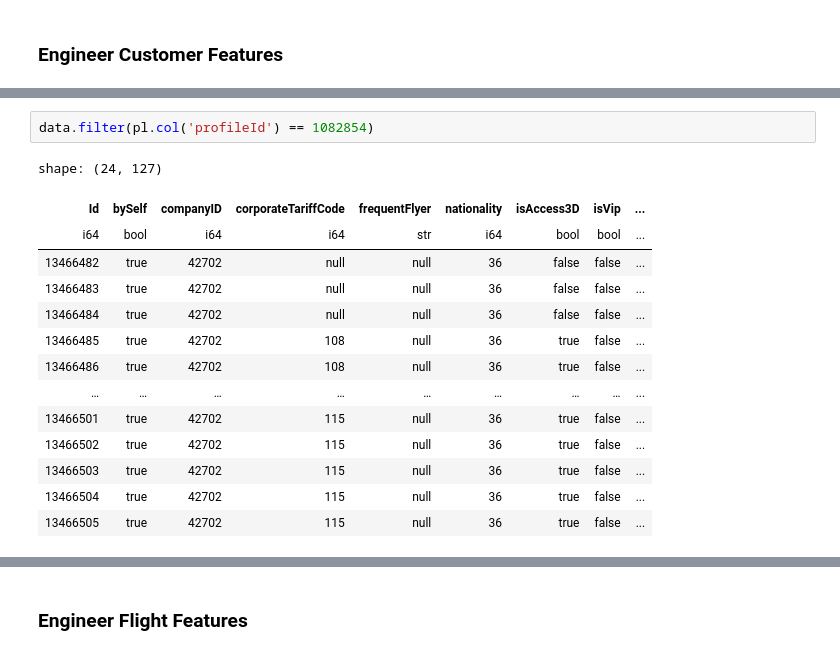
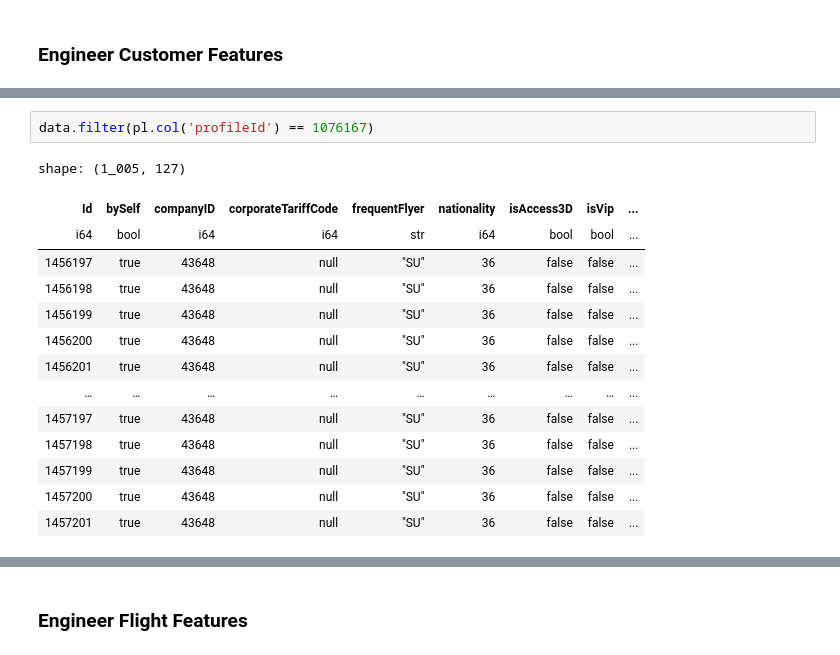
Before and after one commit to jfroggatt/aeroclub_recsys_2025, a Jupyter notebook: customer_approach.ipynb, the cells around one changed output, grey strips where cells are left out. Saved outputs shown, nothing was run; the diff lists cells and outputs as text.

```diff
--- a/customer_approach.ipynb
+++ b/customer_approach.ipynb
@@ -398,17 +460,17 @@ shape: (100, 45)
 # %%
-data.filter(pl.col('profileId') == 1082854)
+data.filter(pl.col('profileId') == 1076167)
 # %% [output]
-shape: (24, 127)
+shape: (1_005, 127)
 | Id | bySelf | companyID | corporateTariffCode | frequentFlyer | nationality | isAccess3D | isVip | ... |
 | i64 | bool | i64 | i64 | str | i64 | bool | bool | ... |
-| 13466482 | true | 42702 | null | null | 36 | false | false | ... |
-| 13466483 | true | 42702 | null | null | 36 | false | false | ... |
-| 13466484 | true | 42702 | null | null | 36 | false | false | ... |
-| 13466485 | true | 42702 | 108 | null | 36 | true | false | ... |
-| 13466486 | true | 42702 | 108 | null | 36 | true | false | ... |
+| 1456197 | true | 43648 | null | "SU" | 36 | false | false | ... |
+| 1456198 | true | 43648 | null | "SU" | 36 | false | false | ... |
+| 1456199 | true | 43648 | null | "SU" | 36 | false | false | ... |
+| 1456200 | true | 43648 | null | "SU" | 36 | false | false | ... |
+| 1456201 | true | 43648 | null | "SU" | 36 | false | false | ... |
 | … | … | … | … | … | … | … | … | ... |
-| 13466501 | true | 42702 | 115 | null | 36 | true | false | ... |
-| 13466502 | true | 42702 | 115 | null | 36 | true | false | ... |
-| 13466503 | true | 42702 | 115 | null | 36 | true | false | ... |
-| 13466504 | true | 42702 | 115 | null | 36 | true | false | ... |
-| 13466505 | true | 42702 | 115 | null | 36 | true | false | ... |
+| 1457197 | true | 43648 | null | "SU" | 36 | false | false | ... |
+| 1457198 | true | 43648 | null | "SU" | 36 | false | false | ... |
+| 1457199 | true | 43648 | null | "SU" | 36 | false | false | ... |
+| 1457200 | true | 43648 | null | "SU" | 36 | false | false | ... |
+| 1457201 | true | 43648 | null | "SU" | 36 | false | false | ... |
```
Also changed, not shown: parts of 9 cells of this notebook, 1 other file.
